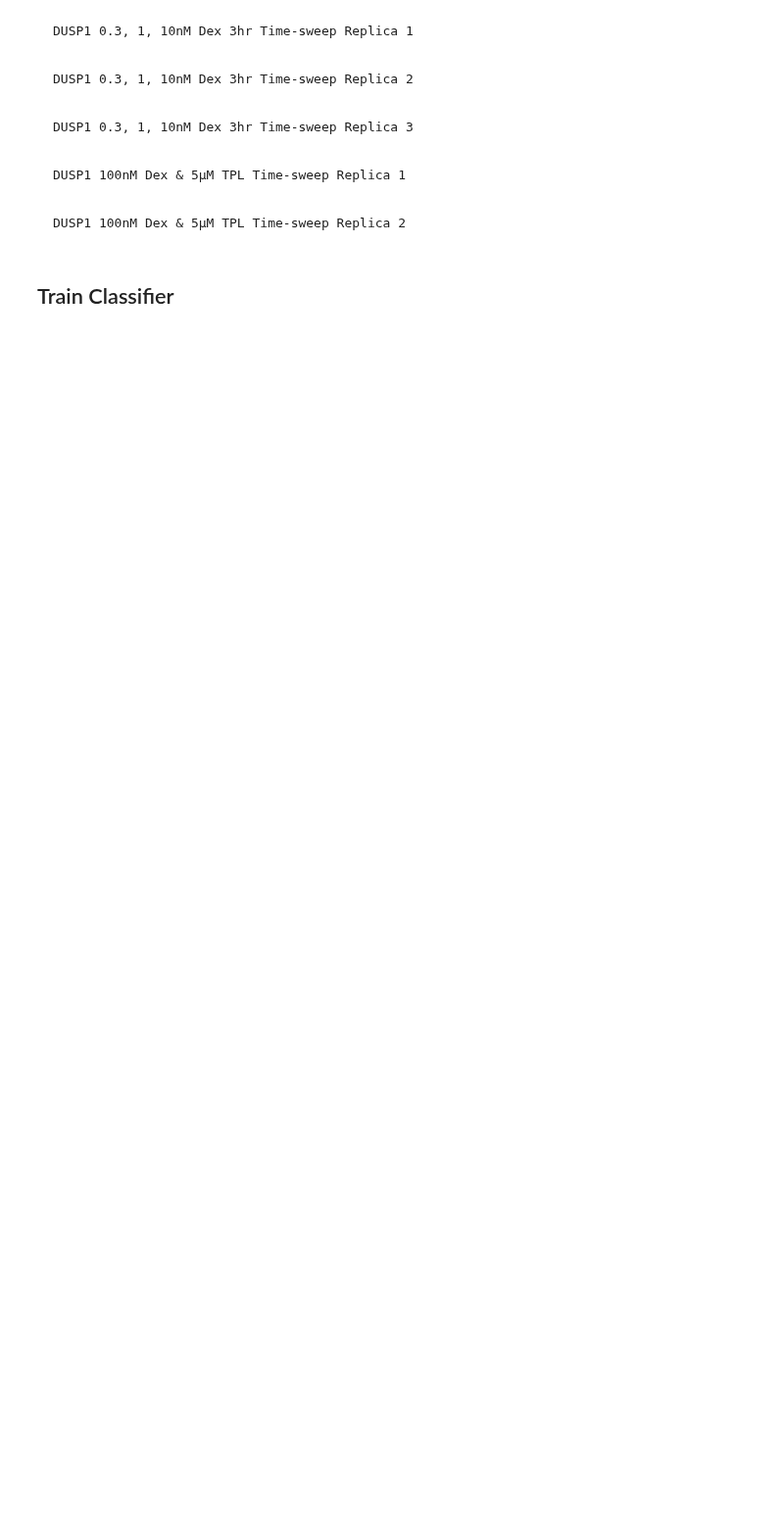
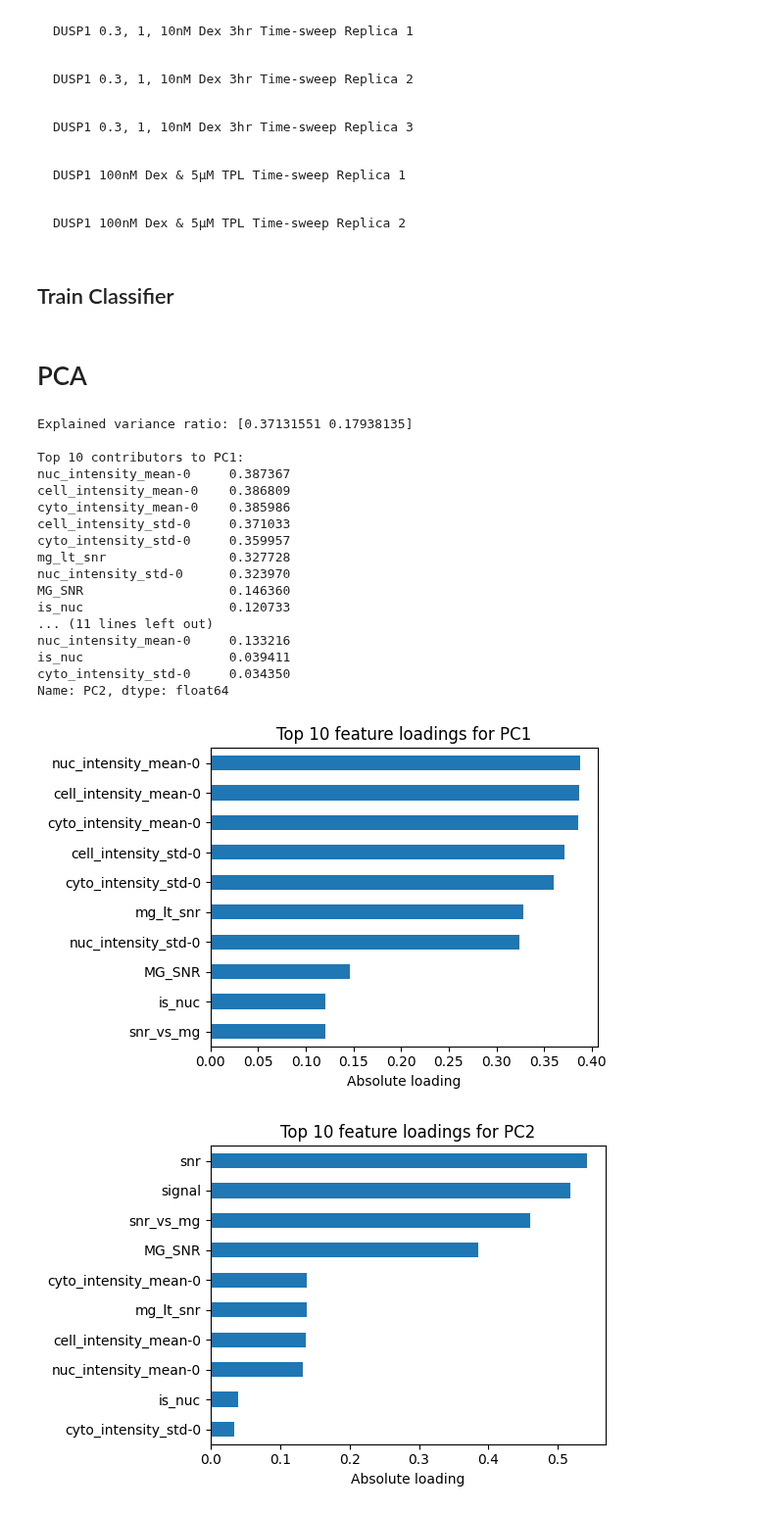
Before and after one commit to Formanj-0/AngelFISH, a Jupyter notebook: Publications/Ron_2024/SpotClassification.ipynb, the cells around one changed output. Shown at 98% size. Saved outputs shown, nothing was run; the diff lists cells and outputs as text; code cells hidden in the pictures; blank space fills up the shorter version.

```diff
--- a/Publications/Ron_2024/SpotClassification.ipynb
+++ b/Publications/Ron_2024/SpotClassification.ipynb
@@ -1421,3 +1421,5 @@ plt.xlabel('PC1'); plt.ylabel('PC2')
 plt.legend(); plt.title('PCA of Spots: Kept vs Removed')
 plt.tight_layout()
 plt.show()
+# %% [markdown]
+# PCA
@@ -1424,44 +1464,75 @@ plt.show()
 # %%
-import pandas as pd
-import numpy as np
-import matplotlib.pyplot as plt
-from sklearn.decomposition import PCA
-from sklearn.preprocessing import StandardScaler
+merged_spots_df = spots_total
 
-# ─── 1) Point this at your merged spots CSV ─────────────────────────────────
-spots_path = '/Users/ericron/Desktop/AngelFISH/Publications/Ron_2024/Classification/DUSP1_D_Final_merged_spots_df_MG3_Abs4_Apr29.csv'
+# # 1) Point this at your merged spots CSV
+# spots_path = '/Users/ericron/Desktop/AngelFISH/Publications/Ron_2024/Classification/DUSP1_D_Final_merged_spots_df_MG3_Abs4_Apr29.csv'
+# merged_spots_df = pd.read_csv(spots_path)
 
-# Load the DataFrame
-merged_spots_df = pd.read_csv(spots_path)
-
-# 2) select all numeric columns and fill NaNs
+# 2) select numeric cols and drop coords/IDs
 numeric_cols = merged_spots_df.select_dtypes(include=[np.number]).columns
-X = merged_spots_df[numeric_cols].fillna(0)
-drop = ['x_px','y_px','z_px']
+drop = ['x_px','y_px','z_px','cell_label','nuc_label','h5_idx','unique_spot_id','unique_cell_id']
 X = merged_spots_df[numeric_cols.drop(drop)].fillna(0)
 
 # 3) standardize
 scaler = StandardScaler()
 X_scaled = scaler.fit_transform(X)
 
-# 4) PCA on the scaled data
+# 4) PCA
 pca = PCA(n_components=2)
 coords = pca.fit_transform(X_scaled)
-merged_spots_df['PC1'] = coords[:,0]
-merged_spots_df['PC2'] = coords[:,1]
+merged_spots_df['PC1'], merged_spots_df['PC2'] = coords[:,0], coords[:,1]
 
-# 5) optionally look at how much variance PC1/PC2 capture:
+# 5) variance explained
 print("Explained variance ratio:", pca.explained_variance_ratio_)
 
-# 6) plot
+# 5a) get loadings and print top features
+loadings = pd.DataFrame(pca.components_.T,
+                        index=X.columns,
+                        columns=['PC1','PC2'])
+
+print("\nTop 10 contributors to PC1:")
+print(loadings['PC1'].abs().sort_values(ascending=False).head(10))
+print("\nTop 10 contributors to PC2:")
+print(loadings['PC2'].abs().sort_values(ascending=False).head(10))
+
+# 5b) bar-plots of top loadings
+for comp in ['PC1','PC2']:
+    top = loadings[comp].abs().nlargest(10).sort_values()
+    plt.figure(figsize=(6,4))
+    top.plot(kind='barh')
+    plt.title(f"Top 10 feature loadings for {comp}")
+    plt.xlabel("Absolute loading")
+    plt.tight_layout()
+
+# 6) original scatter
 plt.figure(figsize=(7,7))
 mask = merged_spots_df['MG_pass']
 plt.scatter(merged_spots_df.loc[mask,  'PC1'],
             merged_spots_df.loc[mask,  'PC2'],
             c='green', label='MG_pass', alpha=0.6, edgecolors='k')
 plt.scatter(merged_spots_df.loc[~mask, 'PC1'],
             merged_spots_df.loc[~mask, 'PC2'],
             c='red',   label='MG_fail', alpha=0.6, edgecolors='k')
 plt.xlabel('PC1'); plt.ylabel('PC2')
 plt.title('PCA (standardized features): MG_pass vs MG_fail')
 plt.legend(); plt.tight_layout(); plt.show()
+# %% [output]
+Explained variance ratio: [0.37131551 0.17938135]
+
+Top 10 contributors to PC1:
+nuc_intensity_mean-0     0.387367
+cell_intensity_mean-0    0.386809
+cyto_intensity_mean-0    0.385986
+cell_intensity_std-0     0.371033
+cyto_intensity_std-0     0.359957
+mg_lt_snr                0.327728
+nuc_intensity_std-0      0.323970
+MG_SNR                   0.146360
+is_nuc                   0.120733
+... (11 lines left out)
+nuc_intensity_mean-0     0.133216
+is_nuc                   0.039411
+cyto_intensity_std-0     0.034350
+Name: PC2, dtype: float64
+[figure, added]
+[figure, added]
```
Also changed, not shown: parts of 9 cells of this notebook.
